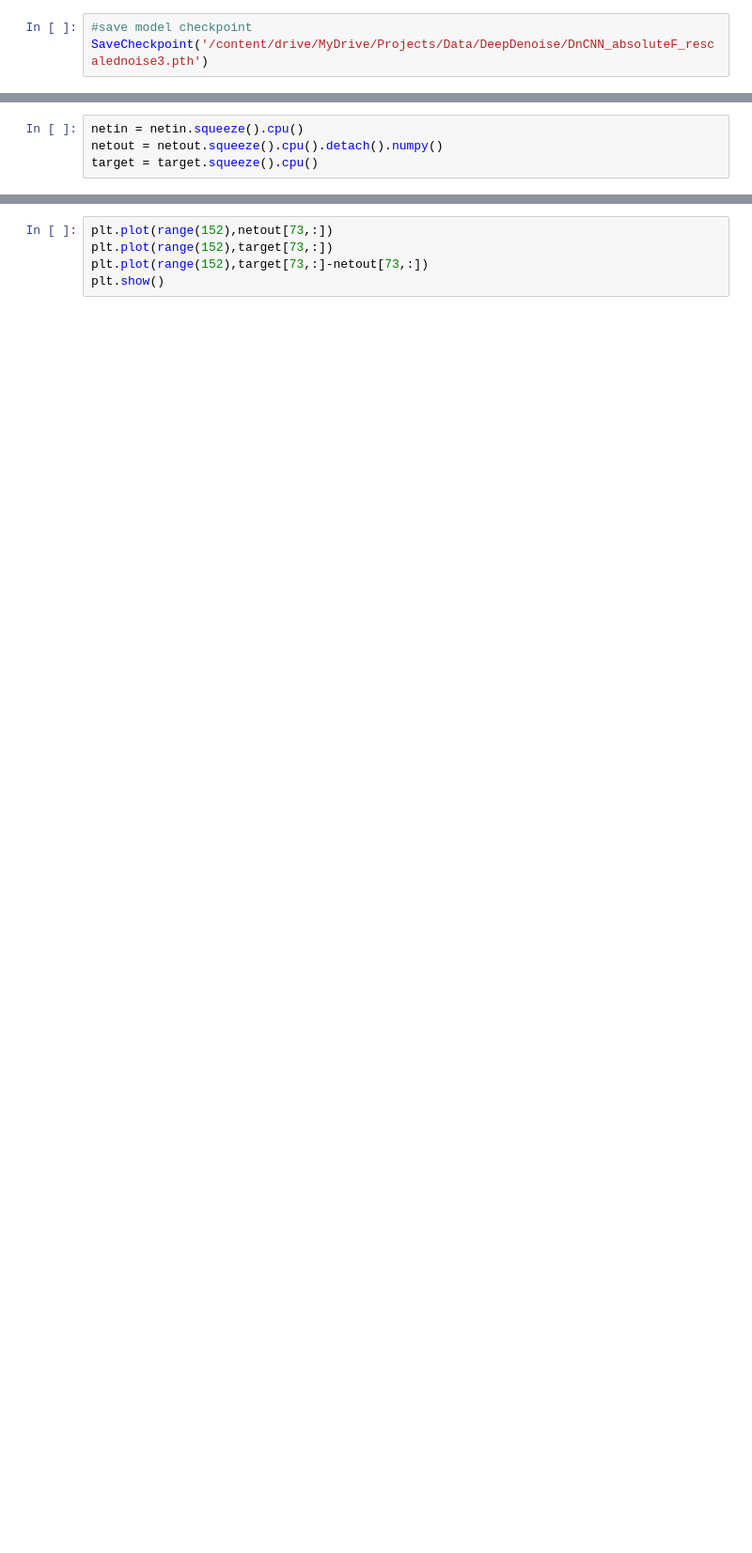
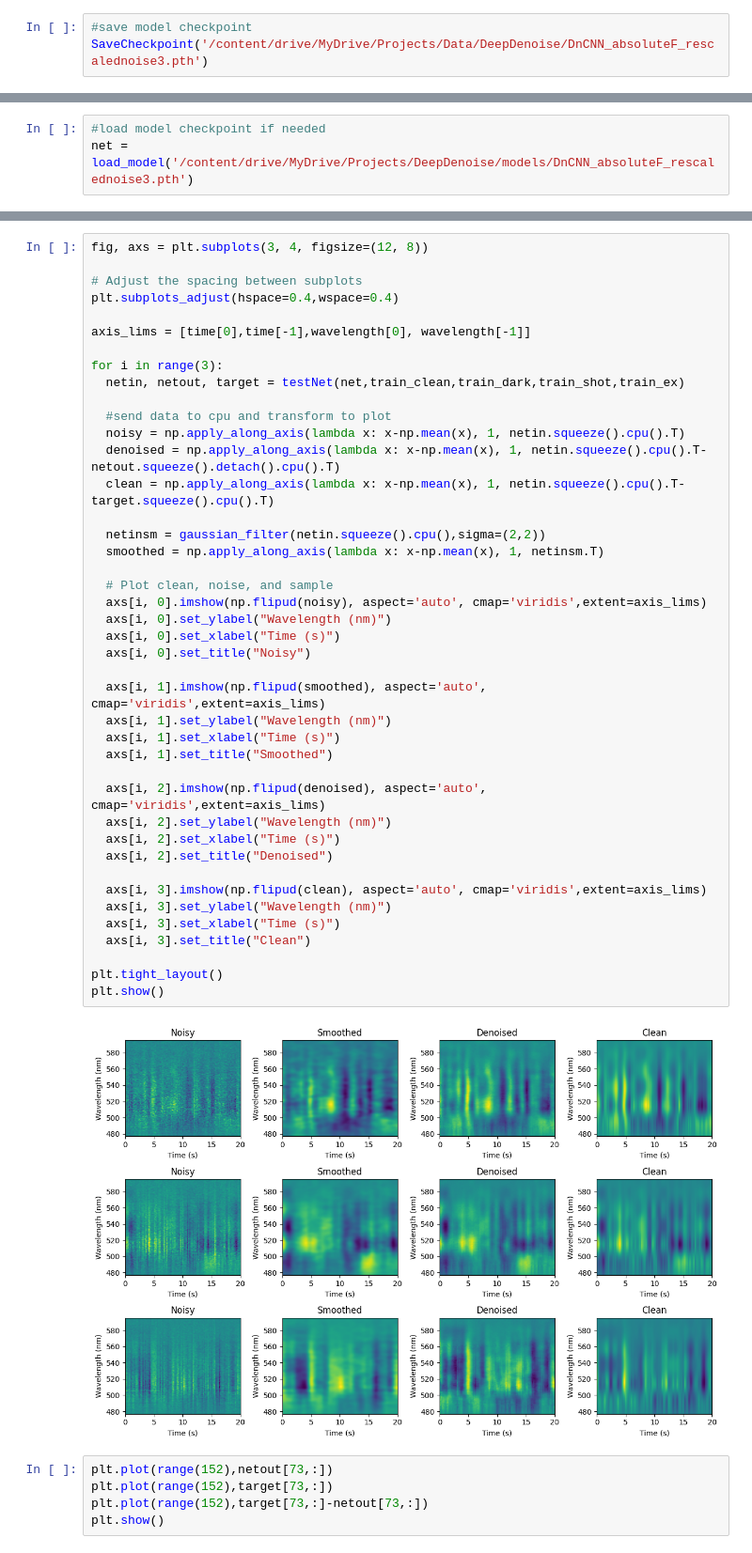
Before and after one commit to rmodosantos/DeepDenoise, a Jupyter notebook: notebooks/Training.ipynb, the cells around one changed output, grey strips where cells are left out. Shown at 94% size. Drawn from its saved outputs; the diff is of its cells as text; blank space fills up the shorter version.

```diff
--- a/notebooks/Training.ipynb
+++ b/notebooks/Training.ipynb
@@ -369,4 +482,0 @@ netin, netout, target = testNet(net,train_clean,train_dark,train_shot,train_ex)
-# %%
-netin = netin.squeeze().cpu()
-netout = netout.squeeze().cpu().detach().numpy()
-target = target.squeeze().cpu()
@@ -378,0 +483,3 @@ torch.Size([121, 172])
+# %%
+#load model checkpoint if needed
+net = load_model('/content/drive/MyDrive/Projects/DeepDenoise/models/DnCNN_absoluteF_rescalednoise3.pth')
@@ -379,3 +526,47 @@ torch.Size([121, 172])
+# %%
+fig, axs = plt.subplots(3, 4, figsize=(12, 8))
+
+# Adjust the spacing between subplots
+plt.subplots_adjust(hspace=0.4,wspace=0.4)
+
+axis_lims = [time[0],time[-1],wavelength[0], wavelength[-1]]
+
+for i in range(3):
+  netin, netout, target = testNet(net,train_clean,train_dark,train_shot,train_ex)
+
+  #send data to cpu and transform to plot
+  noisy = np.apply_along_axis(lambda x: x-np.mean(x), 1, netin.squeeze().cpu().T)
+  denoised = np.apply_along_axis(lambda x: x-np.mean(x), 1, netin.squeeze().cpu().T-netout.squeeze().detach().cpu().T)
+  clean = np.apply_along_axis(lambda x: x-np.mean(x), 1, netin.squeeze().cpu().T-target.squeeze().cpu().T)
+
+  netinsm = gaussian_filter(netin.squeeze().cpu(),sigma=(2,2))
+  smoothed = np.apply_along_axis(lambda x: x-np.mean(x), 1, netinsm.T)
+
+  # Plot clean, noise, and sample
+  axs[i, 0].imshow(np.flipud(noisy), aspect='auto', cmap='viridis',extent=axis_lims)
+  axs[i, 0].set_ylabel("Wavelength (nm)")
+  axs[i, 0].set_xlabel("Time (s)")
+  axs[i, 0].set_title("Noisy")
+
+  axs[i, 1].imshow(np.flipud(smoothed), aspect='auto', cmap='viridis',extent=axis_lims)
+  axs[i, 1].set_ylabel("Wavelength (nm)")
+  axs[i, 1].set_xlabel("Time (s)")
+  axs[i, 1].set_title("Smoothed")
+
+  axs[i, 2].imshow(np.flipud(denoised), aspect='auto', cmap='viridis',extent=axis_lims)
+  axs[i, 2].set_ylabel("Wavelength (nm)")
+  axs[i, 2].set_xlabel("Time (s)")
+  axs[i, 2].set_title("Denoised")
+
+  axs[i, 3].imshow(np.flipud(clean), aspect='auto', cmap='viridis',extent=axis_lims)
+  axs[i, 3].set_ylabel("Wavelength (nm)")
+  axs[i, 3].set_xlabel("Time (s)")
+  axs[i, 3].set_title("Clean")
+
+plt.tight_layout()
+plt.show()
+# %% [output]
+[figure, added]
 # %%
 plt.plot(range(152),netout[73,:])
 plt.plot(range(152),target[73,:])
```
Also changed, not shown: parts of 46 cells of this notebook, 1 other file.
